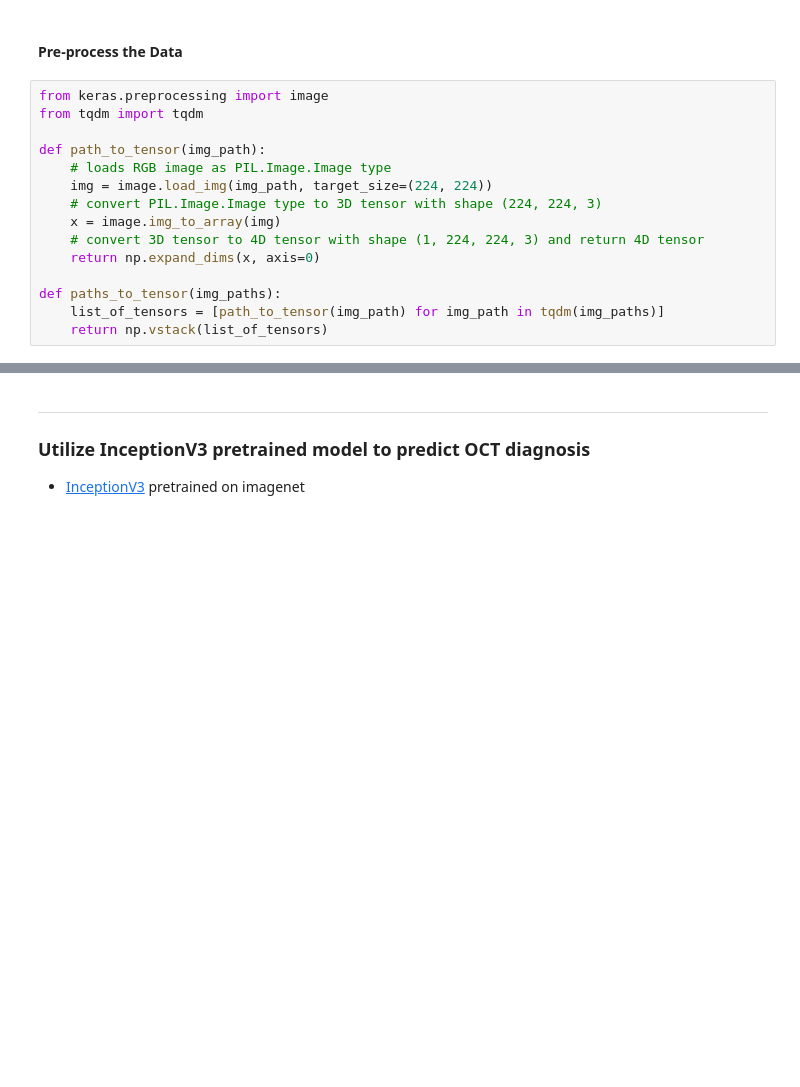
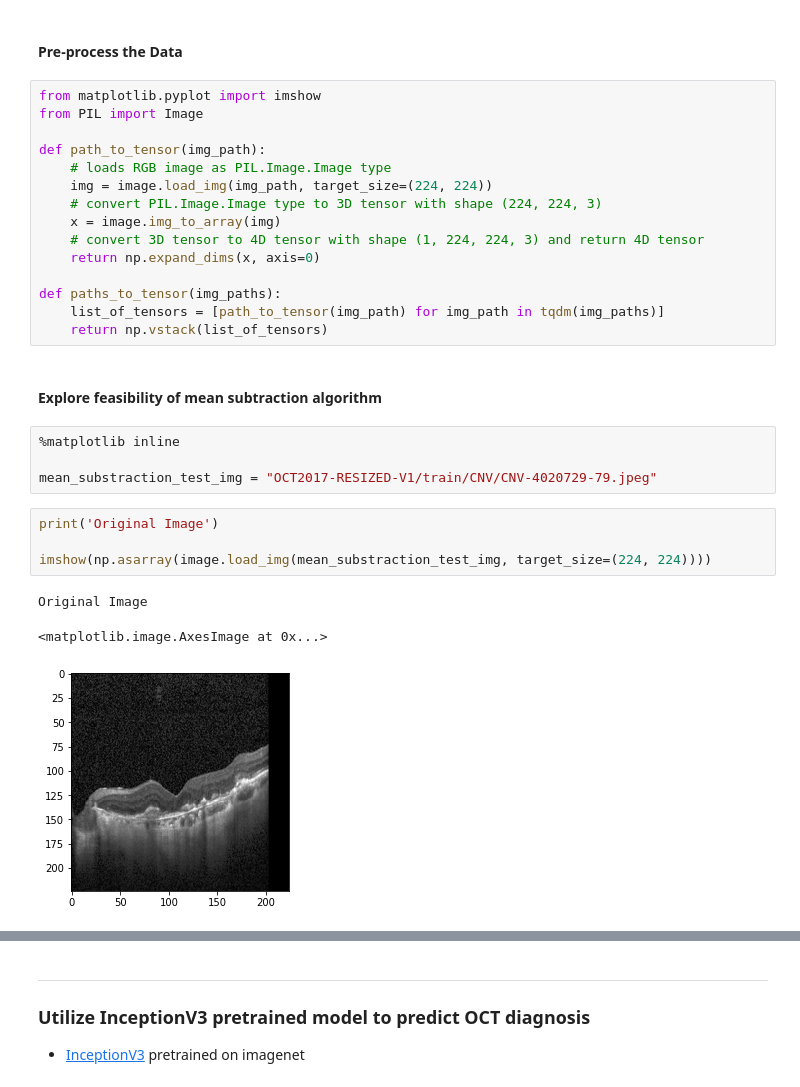
Before and after one commit to aleks091/machine-learning-capstone, a Jupyter notebook: InceptionV3.ipynb, the cells around one changed output, grey strips where cells are left out. Saved outputs shown, nothing was run; the diff lists cells and outputs as text; blank space fills up the shorter version.

```diff
--- a/InceptionV3.ipynb
+++ b/InceptionV3.ipynb
@@ -63,8 +66,8 @@ Ellapsed: 0:01:26.594943
 # %% [markdown]
 #### Pre-process the Data
 # %%
-from keras.preprocessing import image
-from tqdm import tqdm
+from matplotlib.pyplot import imshow
+from PIL import Image
 
 def path_to_tensor(img_path):
     # loads RGB image as PIL.Image.Image type
@@ -77,3 +80,17 @@ def path_to_tensor(img_path):
 def paths_to_tensor(img_paths):
     list_of_tensors = [path_to_tensor(img_path) for img_path in tqdm(img_paths)]
     return np.vstack(list_of_tensors)
+# %% [markdown]
+#### Explore feasibility of mean subtraction algorithm
+# %%
+%matplotlib inline
+
+mean_substraction_test_img = "OCT2017-RESIZED-V1/train/CNV/CNV-4020729-79.jpeg"
+# %%
+print('Original Image')
+
+imshow(np.asarray(image.load_img(mean_substraction_test_img, target_size=(224, 224))))
+# %% [output]
+Original Image
+<matplotlib.image.AxesImage at 0x...>
+[figure, added]
```
Also changed, not shown: parts of 14 cells of this notebook.
